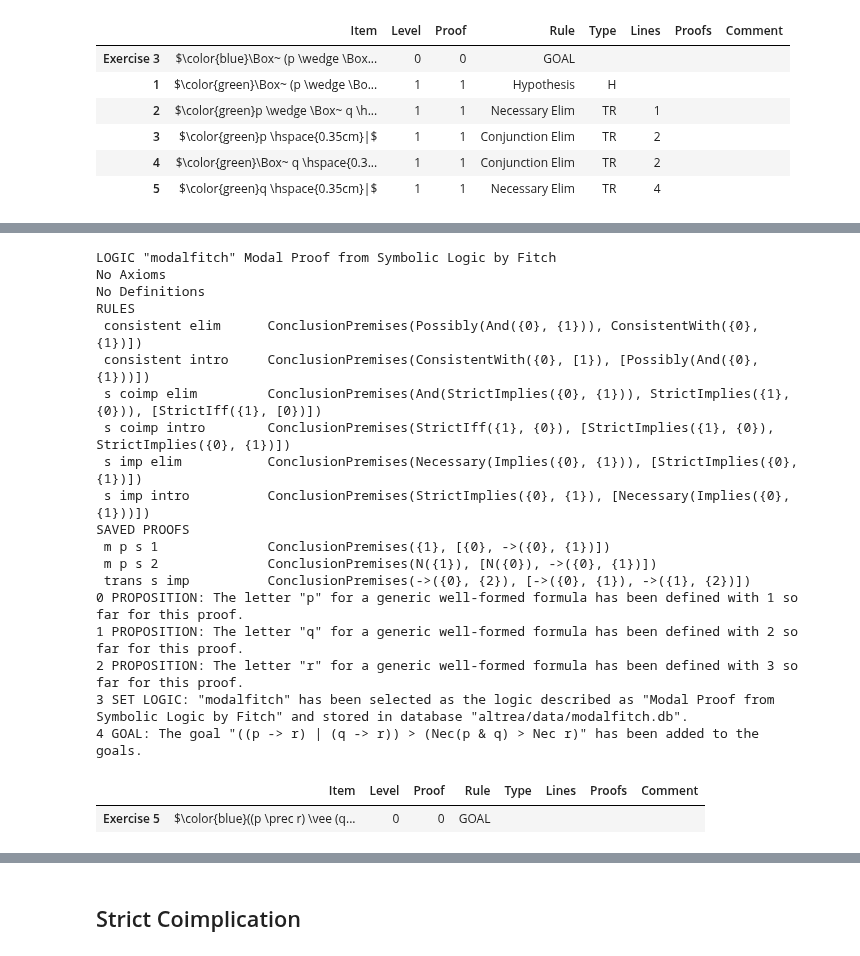
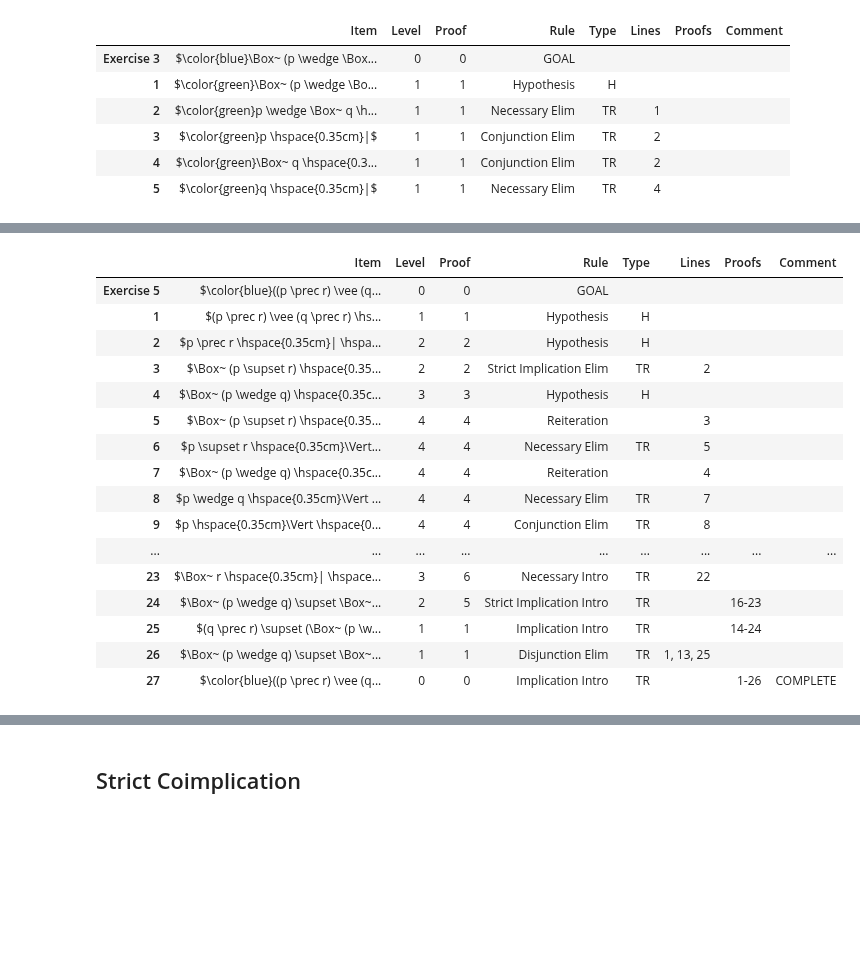
Before and after one commit to FrankHubeny/AltRea, a Jupyter notebook: modalfitch.ipynb, the cells around one changed output, grey strips where cells are left out. Cells and saved outputs as stored; diff of their text form; code cells hidden in the pictures; blank space fills up the shorter version.

```diff
--- a/modalfitch.ipynb
+++ b/modalfitch.ipynb
@@ -58,11 +58,11 @@ connectors = [
     (logic, 'Possibly', 'Modal Possibly'),
 ]
 rules = [
-    (logic, 's coimp intro', 'ConclusionPremises(StrictIff({0}, {1}), [StrictImplies({0}, {1}), StrictImplies({1}, {0})])', 'Strict Coimplication Intro', 'Strict Coimplication Introduction'),
-    (logic, 's coimp elim', 'ConclusionPremises(And(StrictImplies({0}, {1}), StrictImplies({1}, {0})), [StrictIff({0}, {1})])', 'Strict Coimplication Elim', 'Strict Coimplication Elimination'),
+    (logic, 's coimp intro', 'ConclusionPremises(StrictIff({0}, {1}), [Necessary(Iff({0}, {1}))])', 'Strict Coimplication Intro', 'Strict Coimplication Introduction'),
+    (logic, 's coimp elim', 'ConclusionPremises(Necessary(Iff({0}, {1})), [StrictIff({0}, {1})])', 'Strict Coimplication Elim', 'Strict Coimplication Elimination'),
     (logic, 's imp intro', 'ConclusionPremises(StrictImplies({0}, {1}), [Necessary(Implies({0}, {1}))])', 'Strict Implication Intro', 'Strict Implication Introduction'),
     (logic, 's imp elim', 'ConclusionPremises(Necessary(Implies({0}, {1})), [StrictImplies({0}, {1})])', 'Strict Implication Elim', 'Strict Implication Elimination'),
-    (logic, 'consistent intro', 'ConclusionPremises(ConsistentWith({0}, [1}), [Possibly(And({0}, {1}))])', 'Consistent With Intro', 'Consistent With Introduction'),
+    (logic, 'consistent intro', 'ConclusionPremises(ConsistentWith({0}, {1}), [Possibly(And({0}, {1}))])', 'Consistent With Intro', 'Consistent With Introduction'),
     (logic, 'consistent elim', 'ConclusionPremises(Possibly(And({0}, {1})), [ConsistentWith({0}, {1})])', 'Consistent With Elim', 'Consistent With Elimination'),
 ]
 definitions = [
@@ -673,47 +644,65 @@ SAVED PROOFS
 # %%
 # Exercise 5 from Chapter 11
 
+from IPython.display import display
 import pandas as pd
 pd.options.display.max_colwidth=500
 from altrea.wffs import Wff, Implies, Not, Or, And, Necessary, StrictImplies, Iff, StrictImplies
 from altrea.rules import Proof
 ex5 = Proof('ex5', 'Exercise 5', 'Exercise 5')
 p = ex5.proposition('p')
 q = ex5.proposition('q')
 r = ex5.proposition('r')
 ex5.setlogic('modalfitch')
 ex5.goal(Implies(Or(StrictImplies(p, r), StrictImplies(q, r)), Implies(Necessary(And(p, q)), Necessary(r))))
-#ex4b.hypothesis(Necessary(q))
-#ex4b.startstrictsubproof(hypothesis=p)
-#ex4b.reiterate(1)
-#ex4b.necessary_elim(3)
-#ex4b.implication_intro()
-#ex4b.necessary_intro([5])
-ex5.displaylogic()
-ex5.displaylog()
-ex5.displayproof()
+ex5.hypothesis(Or(StrictImplies(p, r), StrictImplies(q, r)))
+ex5.hypothesis(StrictImplies(p, r))
+ex5.rule('s imp elim', [p, r], [2])
+ex5.hypothesis(Necessary(And(p, q)))
+ex5.startstrictsubproof(3)
+ex5.necessary_elim(5)
+ex5.reiterate(4)
+ex5.necessary_elim(7)
+ex5.conjunction_elim(8, side=ex5.left)
+ex5.implication_elim(6, 9)
+ex5.necessary_intro([10])
+ex5.implication_intro()
+ex5.implication_intro()
+ex5.hypothesis(StrictImplies(q, r))
+ex5.rule('s imp elim', [q, r], [14])
+ex5.hypothesis(Necessary(And(p, q)))
+ex5.startstrictsubproof(15)
+ex5.necessary_elim(17)
+ex5.reiterate(16)
+ex5.necessary_elim(19)
+ex5.conjunction_elim(20, side=ex5.right)
+ex5.implication_elim(18, 21)
+ex5.necessary_intro([22])
+ex5.implication_intro()
+ex5.implication_intro()
+ex5.disjunction_elim(1, 13, 25)
+ex5.implication_intro()
+
+#ex5.displaylog()
+display(ex5.thisproof())
 # %% [output]
-LOGIC "modalfitch" Modal Proof from Symbolic Logic by Fitch
-No Axioms
-No Definitions
-RULES
- consistent elim      ConclusionPremises(Possibly(And({0}, {1})), ConsistentWith({0}, {1})])
- consistent intro     ConclusionPremises(ConsistentWith({0}, [1}), [Possibly(And({0}, {1}))])
- s coimp elim         ConclusionPremises(And(StrictImplies({0}, {1})), StrictImplies({1}, {0})), [StrictIff({1}, [0})])
- s coimp intro        ConclusionPremises(StrictIff({1}, {0}), [StrictImplies({1}, {0}), StrictImplies({0}, {1})])
- s imp elim           ConclusionPremises(Necessary(Implies({0}, {1})), [StrictImplies({0}, {1})])
- s imp intro          ConclusionPremises(StrictImplies({0}, {1}), [Necessary(Implies({0}, {1}))])
-SAVED PROOFS
- m p s 1              ConclusionPremises({1}, [{0}, ->({0}, {1})])
- m p s 2              ConclusionPremises(N({1}), [N({0}), ->({0}, {1})])
- trans s imp          ConclusionPremises(->({0}, {2}), [->({0}, {1}), ->({1}, {2})])
-0 PROPOSITION: The letter "p" for a generic well-formed formula has been defined with 1 so far for this proof.
-1 PROPOSITION: The letter "q" for a generic well-formed formula has been defined with 2 so far for this proof.
-2 PROPOSITION: The letter "r" for a generic well-formed formula has been defined with 3 so far for this proof.
-3 SET LOGIC: "modalfitch" has been selected as the logic described as "Modal Proof from Symbolic Logic by Fitch" and stored in database "altrea/data/modalfitch.db".
-4 GOAL: The goal "((p -> r) | (q -> r)) > (Nec(p & q) > Nec r)" has been added to the goals.
 |  | Item | Level | Proof | Rule | Type | Lines | Proofs | Comment |
 | Exercise 5 | $\color{blue}((p \prec r) \vee (q... | 0 | 0 | GOAL |  |  |  |  |
+| 1 | $(p \prec r) \vee (q \prec r) \hs... | 1 | 1 | Hypothesis | H |  |  |  |
+| 2 | $p \prec r \hspace{0.35cm}| \hspa... | 2 | 2 | Hypothesis | H |  |  |  |
+| 3 | $\Box~ (p \supset r) \hspace{0.35... | 2 | 2 | Strict Implication Elim | TR | 2 |  |  |
+| 4 | $\Box~ (p \wedge q) \hspace{0.35c... | 3 | 3 | Hypothesis | H |  |  |  |
+| 5 | $\Box~ (p \supset r) \hspace{0.35... | 4 | 4 | Reiteration |  | 3 |  |  |
+| 6 | $p \supset r \hspace{0.35cm}\Vert... | 4 | 4 | Necessary Elim | TR | 5 |  |  |
+| 7 | $\Box~ (p \wedge q) \hspace{0.35c... | 4 | 4 | Reiteration |  | 4 |  |  |
+| 8 | $p \wedge q \hspace{0.35cm}\Vert ... | 4 | 4 | Necessary Elim | TR | 7 |  |  |
+| 9 | $p \hspace{0.35cm}\Vert \hspace{0... | 4 | 4 | Conjunction Elim | TR | 8 |  |  |
+| ... | ... | ... | ... | ... | ... | ... | ... | ... |
+| 23 | $\Box~ r \hspace{0.35cm}| \hspace... | 3 | 6 | Necessary Intro | TR | 22 |  |  |
+| 24 | $\Box~ (p \wedge q) \supset \Box~... | 2 | 5 | Strict Implication Intro | TR |  | 16-23 |  |
+| 25 | $(q \prec r) \supset (\Box~ (p \w... | 1 | 1 | Implication Intro | TR |  | 14-24 |  |
+| 26 | $\Box~ (p \wedge q) \supset \Box~... | 1 | 1 | Disjunction Elim | TR | 1, 13, 25 |  |  |
+| 27 | $\color{blue}((p \prec r) \vee (q... | 0 | 0 | Implication Intro | TR |  | 1-26 | COMPLETE |
 # %%
 # Exercise 6 from Chapter 11
 
```
Also changed, not shown: parts of 34 cells of this notebook, 4 other files.
